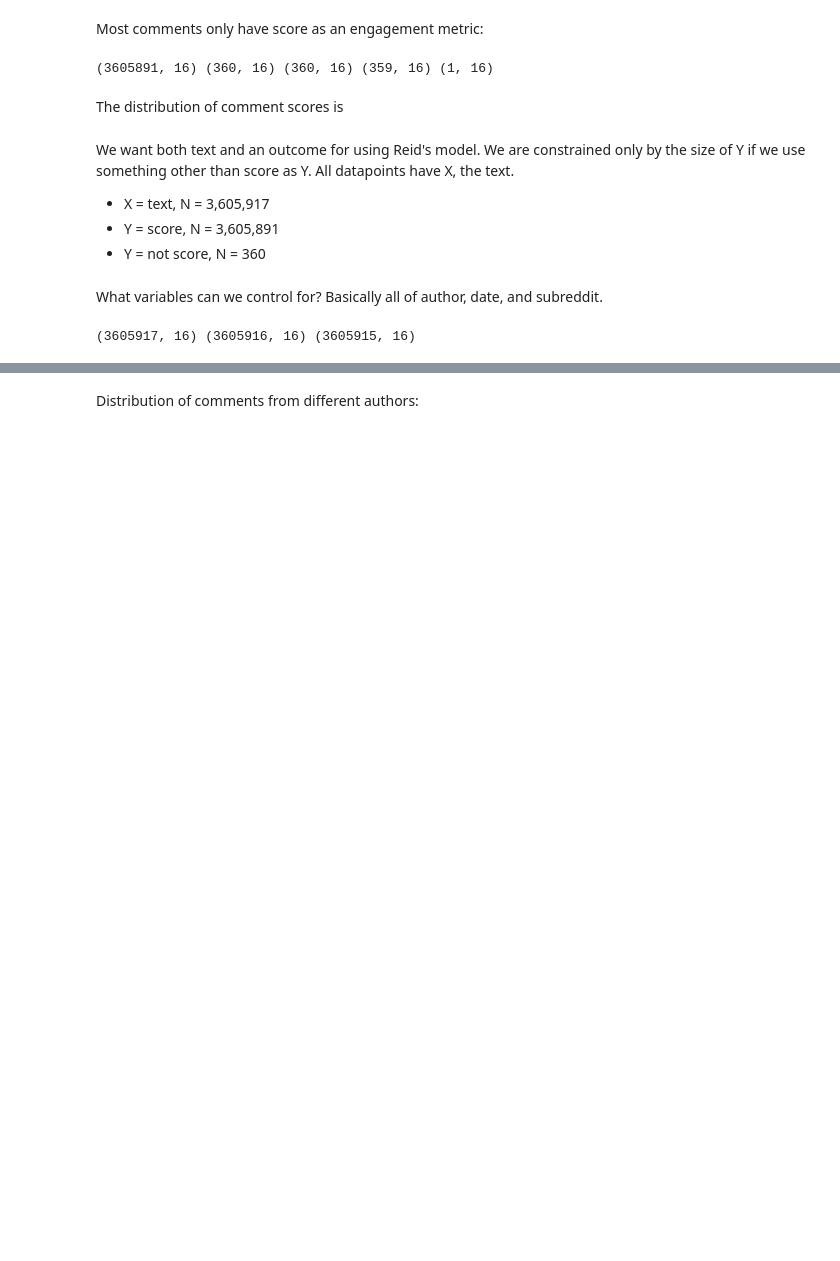
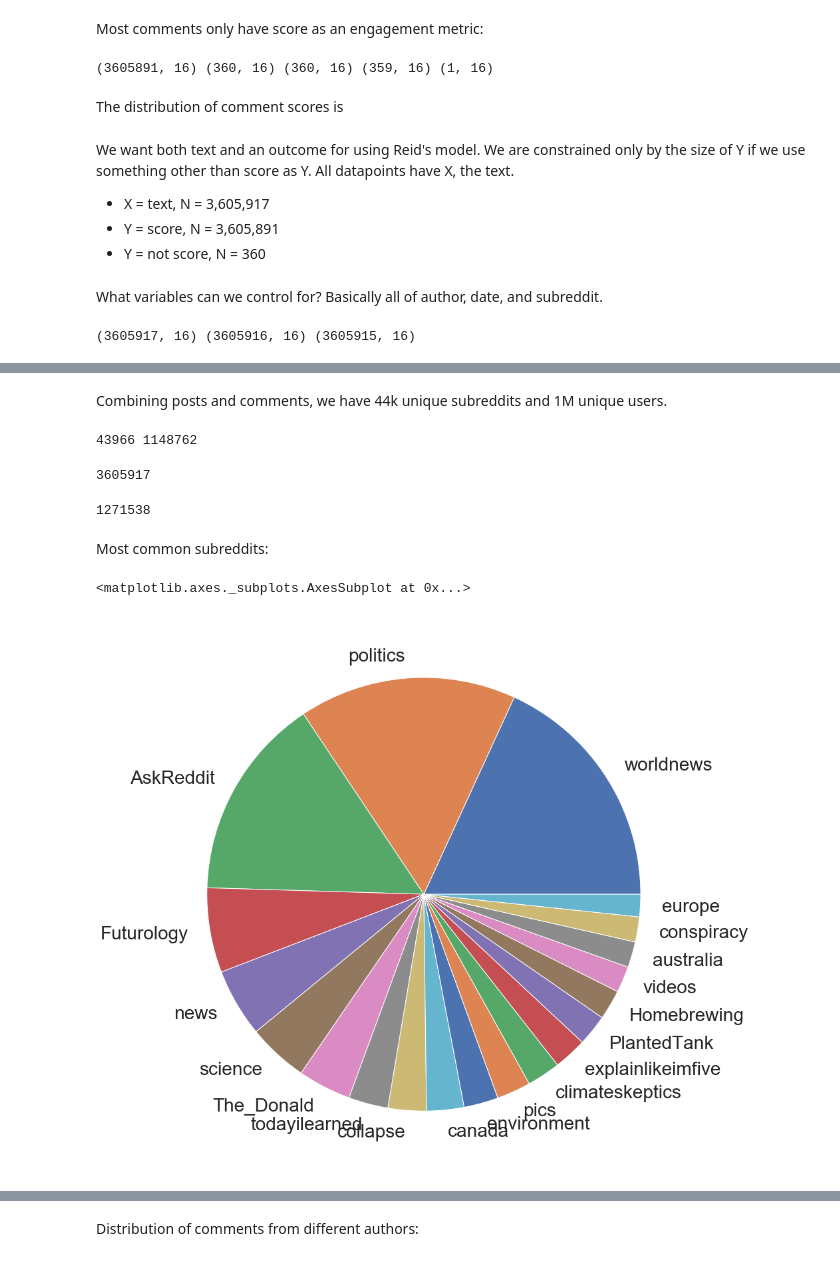
Before and after one commit to yiweiluo/Green-American-Lexicon, a Jupyter notebook: reddit/explore_reddit_data.ipynb, the cells around one changed output, grey strips where cells are left out. Cells and saved outputs as stored; diff of their text form; code cells hidden in the pictures; blank space fills up the shorter version.

```diff
--- a/reddit/explore_reddit_data.ipynb
+++ b/reddit/explore_reddit_data.ipynb
@@ -314,0 +575,22 @@ print(len(unique_comments.loc[~pd.isnull(unique_comments.subreddit)].subreddit.v
+# %% [markdown]
+Combining posts and comments, we have 44k unique subreddits and 1M unique users.
+# %%
+print(len(set(unique_comments.subreddit) | set(unique_posts.subreddit)),
+      len(set(unique_comments.author) | set(unique_posts.author)))
+# %% [output]
+43966 1148762
+# %%
+len(unique_comments)
+# %% [output]
+3605917
+# %%
+len(unique_posts)
+# %% [output]
+1271538
+# %% [markdown]
+Most common subreddits:
+# %%
+unique_comments['subreddit'].value_counts()[:20].plot.pie(figsize=(15, 15),label='',textprops={'fontsize': 28})
+# %% [output]
+<matplotlib.axes._subplots.AxesSubplot at 0x...>
+[figure, added]
```
Also changed, not shown: parts of 86 cells of this notebook, 1 other file.
